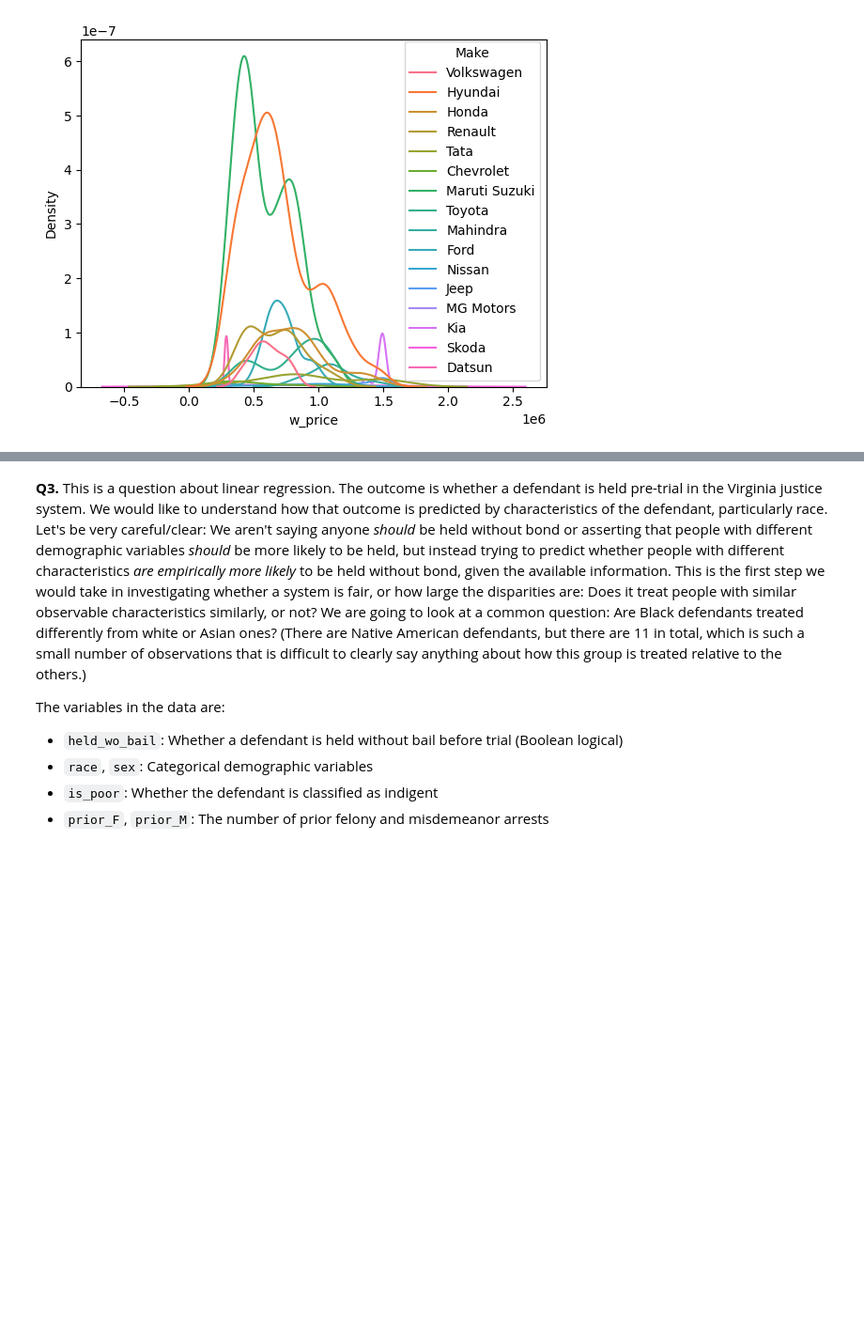
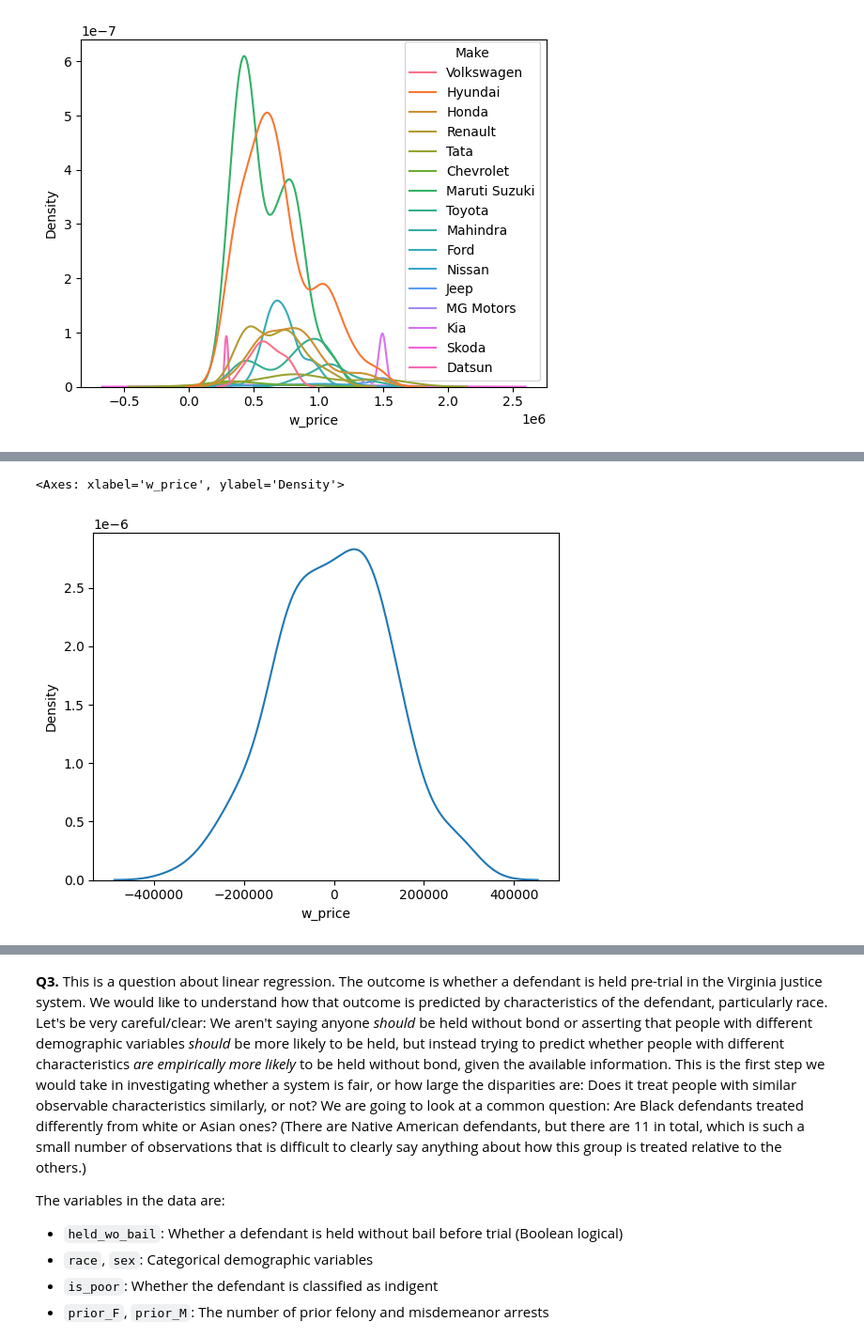
Before and after one commit to annacfisher/linearRegression, a Jupyter notebook: assignment.ipynb, the cells around one changed output, grey strips where cells are left out. Shown at 94% size. Cells and saved outputs as stored; diff of their text form; code cells hidden in the pictures; blank space fills up the shorter version.

```diff
--- a/assignment.ipynb
+++ b/assignment.ipynb
@@ -371,0 +524,5 @@ train_size = int(.8*N)
+# %%
+sns.kdeplot(residuals)
+# %% [output]
+<Axes: xlabel='w_price', ylabel='Density'>
+[figure, added]
```
Also changed, not shown: parts of 27 cells of this notebook.
